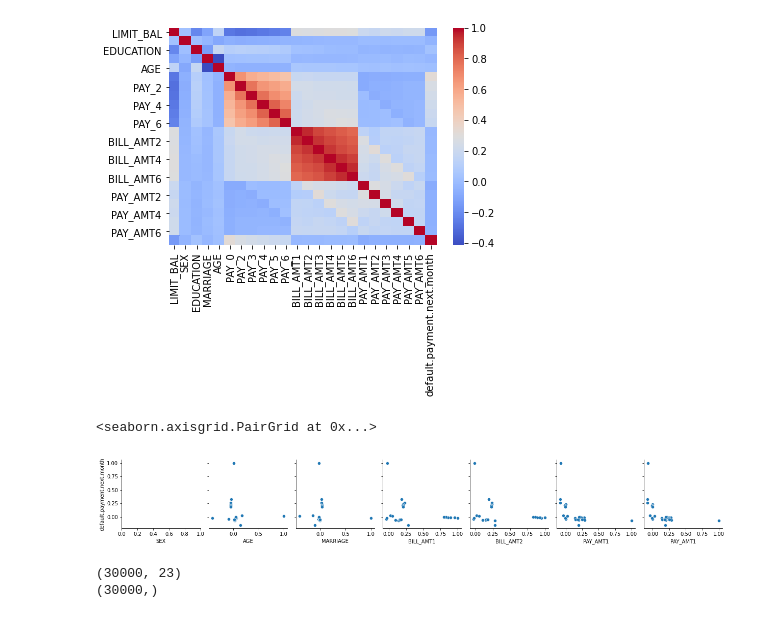
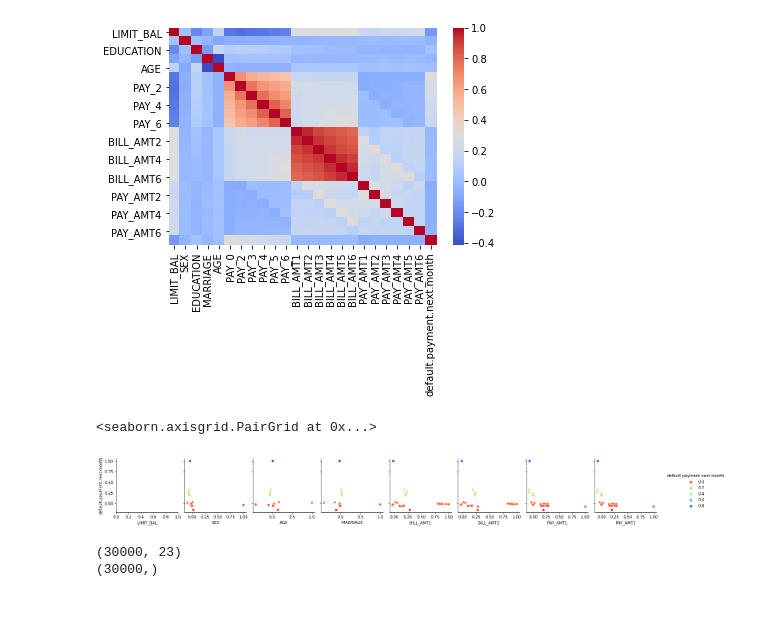
Before and after one commit to Nooreyni/Challenge_Classification, a Jupyter notebook: main.ipynb, the cells around one changed output. Cells and saved outputs as stored; diff of their text form; code cells hidden in the pictures.

```diff
--- a/main.ipynb
+++ b/main.ipynb
@@ -116,10 +116,10 @@ sns.heatmap(df.corr(), cmap='coolwarm')
 [figure]
 # %%
 # plot correlation
-sns.pairplot(df.corr(), x_vars=['SEX', 'AGE', 'MARRIAGE', 'BILL_AMT1', 'BILL_AMT2', 'PAY_AMT1', 'PAY_AMT1'] , y_vars='default.payment.next.month')
+sns.pairplot(df.corr(), x_vars=['LIMIT_BAL', 'SEX', 'AGE', 'MARRIAGE', 'BILL_AMT1', 'BILL_AMT2', 'PAY_AMT1', 'PAY_AMT1'] , y_vars='default.payment.next.month',hue='default.payment.next.month',palette='rainbow_r')
 # %% [output]
 <seaborn.axisgrid.PairGrid at 0x...>
-[figure, old version]
+[figure, new version]
 # %%
 # target and features
 y = df['default.payment.next.month']
```
Also changed, not shown: parts of 22 cells of this notebook, 25 other files.
